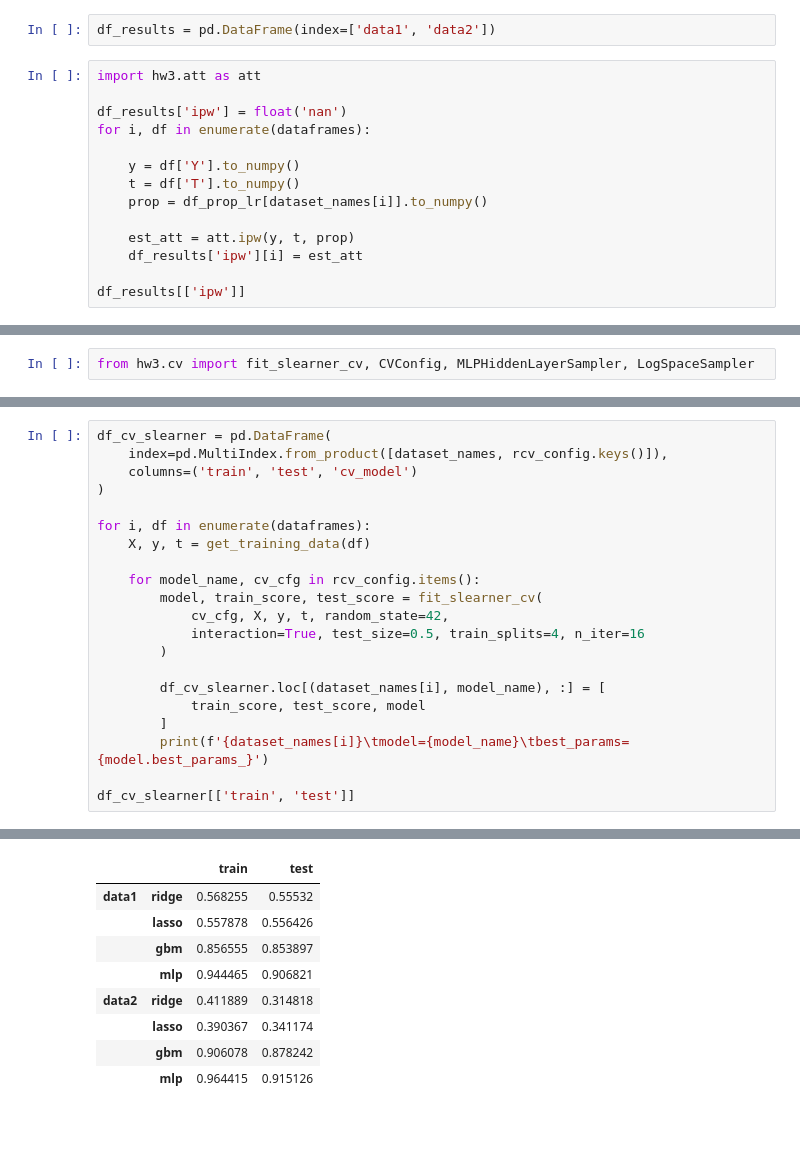
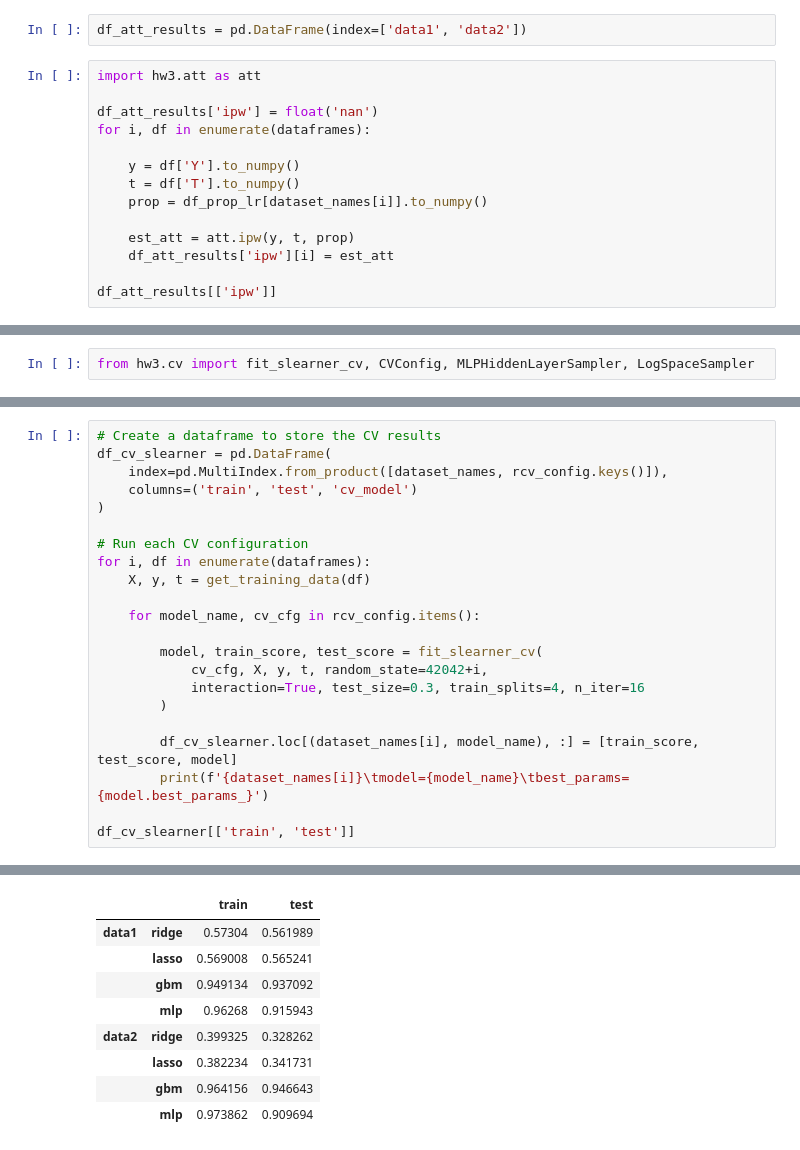
Before and after one commit to avivrosenberg/causal-inference-hw, a Jupyter notebook: hw3/hw3.ipynb, the cells around one changed output, grey strips where cells are left out. Drawn from its saved outputs; the diff is of its cells as text.

```diff
--- a/hw3/hw3.ipynb
+++ b/hw3/hw3.ipynb
@@ -278,11 +278,11 @@ Note that due to the fact that the treatment variables are binary, $t_i\in\setof
 the first term in the above only sums over the treatment group, with a weight of one per sample,
 while the second term only sums over the contol group, with the desired weighting based on the propensity score of the sample.
 # %%
-df_results = pd.DataFrame(index=['data1', 'data2'])
+df_att_results = pd.DataFrame(index=['data1', 'data2'])
 # %%
 import hw3.att as att
 
-df_results['ipw'] = float('nan')
+df_att_results['ipw'] = float('nan')
 for i, df in enumerate(dataframes):
 
     y = df['Y'].to_numpy()
@@ -290,8 +290,8 @@ for i, df in enumerate(dataframes):
     prop = df_prop_lr[dataset_names[i]].to_numpy()
 
     est_att = att.ipw(y, t, prop)
-    df_results['ipw'][i] = est_att
+    df_att_results['ipw'][i] = est_att
 
-df_results[['ipw']]
+df_att_results[['ipw']]
 # %% [output]
 |  | ipw |
@@ -335,21 +358,22 @@ Fit all four models types using Cross Validation.
 # %%
+# Create a dataframe to store the CV results
 df_cv_slearner = pd.DataFrame(
     index=pd.MultiIndex.from_product([dataset_names, rcv_config.keys()]),
     columns=('train', 'test', 'cv_model')
 )
 
+# Run each CV configuration
 for i, df in enumerate(dataframes):
     X, y, t = get_training_data(df)
 
     for model_name, cv_cfg in rcv_config.items():
+
         model, train_score, test_score = fit_slearner_cv(
-            cv_cfg, X, y, t, random_state=42,
-            interaction=True, test_size=0.5, train_splits=4, n_iter=16
+            cv_cfg, X, y, t, random_state=42042+i,
+            interaction=True, test_size=0.3, train_splits=4, n_iter=16
         )
 
-        df_cv_slearner.loc[(dataset_names[i], model_name), :] = [
-            train_score, test_score, model
-        ]
+        df_cv_slearner.loc[(dataset_names[i], model_name), :] = [train_score, test_score, model]
         print(f'{dataset_names[i]}\tmodel={model_name}\tbest_params={model.best_params_}')
 
 df_cv_slearner[['train', 'test']]
@@ -365,9 +389,9 @@ data2   model=mlp       best_params={'model__activation': 'relu', 'model__alpha'
 |  |  | train | test |
-| data1 | ridge | 0.568255 | 0.55532 |
-|  | lasso | 0.557878 | 0.556426 |
-|  | gbm | 0.856555 | 0.853897 |
-|  | mlp | 0.944465 | 0.906821 |
-| data2 | ridge | 0.411889 | 0.314818 |
-|  | lasso | 0.390367 | 0.341174 |
-|  | gbm | 0.906078 | 0.878242 |
-|  | mlp | 0.964415 | 0.915126 |
+| data1 | ridge | 0.57304 | 0.561989 |
+|  | lasso | 0.569008 | 0.565241 |
+|  | gbm | 0.949134 | 0.937092 |
+|  | mlp | 0.96268 | 0.915943 |
+| data2 | ridge | 0.399325 | 0.328262 |
+|  | lasso | 0.382234 | 0.341731 |
+|  | gbm | 0.964156 | 0.946643 |
+|  | mlp | 0.973862 | 0.909694 |
```
Also changed, not shown: parts of 13 cells of this notebook, 2 other files.
